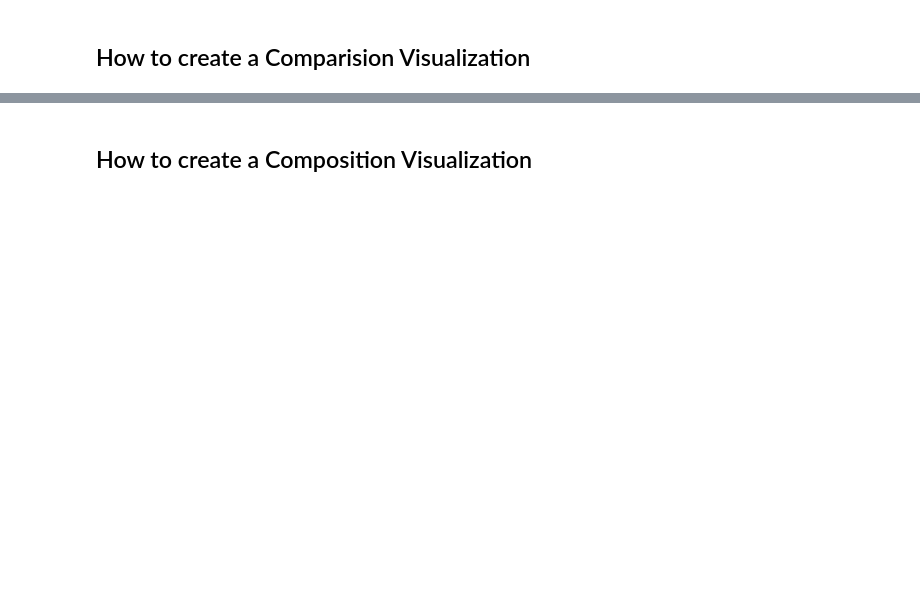
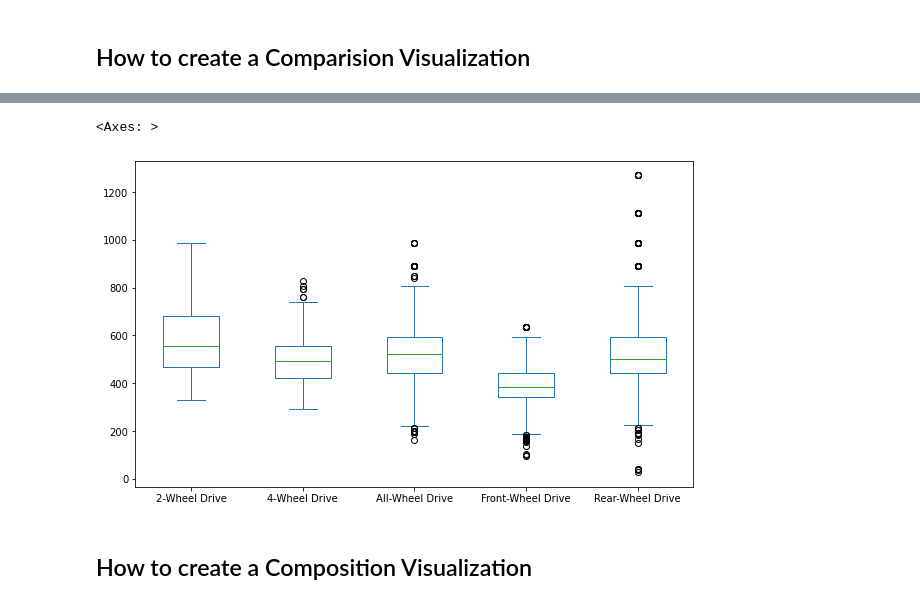
Before and after one commit to davidedesi/profile, a Jupyter notebook: data_science_projects/Ex_Files_ML_with_Python_Foundations/Exercise Files/03/03_04b.ipynb, the cells around one changed output, grey strips where cells are left out. Drawn from its saved outputs; the diff is of its cells as text; code cells hidden in the pictures; blank space fills up the shorter version.

```diff
--- a/data_science_projects/Ex_Files_ML_with_Python_Foundations/Exercise Files/03/03_04b.ipynb
+++ b/data_science_projects/Ex_Files_ML_with_Python_Foundations/Exercise Files/03/03_04b.ipynb
@@ -27,3 +58,8 @@ vehicles.pivot(columns = 'drive', values = 'co2emissions')
+# %%
+vehicles.pivot(columns = 'drive', values = 'co2emissions').plot(kind = 'box', figsize = (10,6))
+# %% [output]
+<Axes: >
+[figure, added]
 # %% [markdown]
 ## How to create a Composition Visualization
 # %%
```
Also changed, not shown: parts of 7 cells of this notebook, 2 other files.
